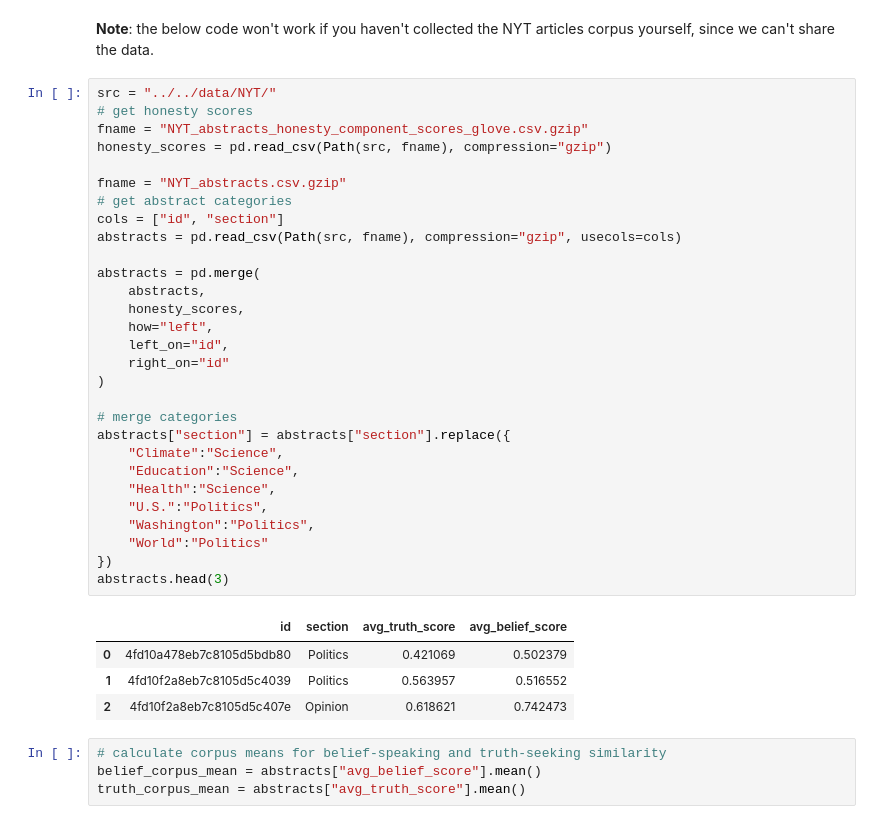
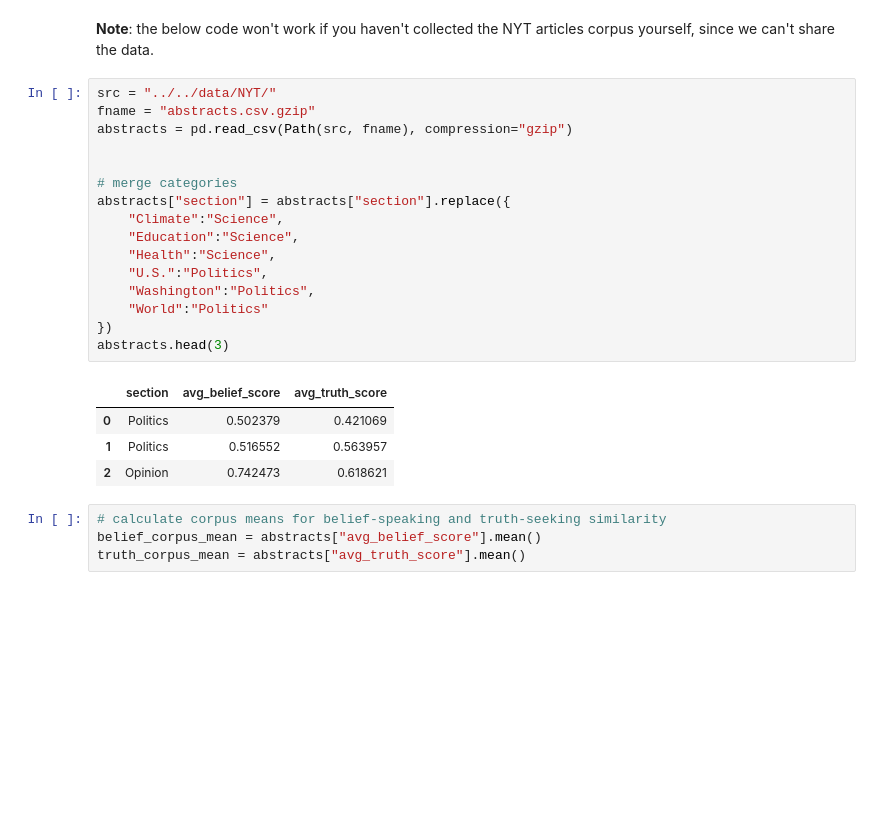
Before and after one commit to JanaLasser/new-ontology-of-truth, a Jupyter notebook: code/analysis/descriptive_dataset_statistics.ipynb, the cells around one changed output. Drawn from its saved outputs; the diff is of its cells as text; blank space fills up the shorter version.

Commit message:
introduced data scrubbing scripts and changed file paths to scrubbed data

```diff
--- a/code/analysis/descriptive_dataset_statistics.ipynb
+++ b/code/analysis/descriptive_dataset_statistics.ipynb
@@ -23,38 +26,25 @@ Set the environment variable OUTDATED_IGNORE=1 to disable these warnings.
 **Note**: the below code won't work if you haven't collected the NYT articles corpus yourself, since we can't share the data.
 # %%
 src = "../../data/NYT/"
-# get honesty scores
-fname = "NYT_abstracts_honesty_component_scores_glove.csv.gzip"
-honesty_scores = pd.read_csv(Path(src, fname), compression="gzip")
+fname = "abstracts.csv.gzip"
+abstracts = pd.read_csv(Path(src, fname), compression="gzip")
 
-fname = "NYT_abstracts.csv.gzip"
-# get abstract categories
-cols = ["id", "section"]
-abstracts = pd.read_csv(Path(src, fname), compression="gzip", usecols=cols)
-
-abstracts = pd.merge(
-    abstracts,
-    honesty_scores,
-    how="left",
-    left_on="id",
-    right_on="id"
-)
 
 # merge categories
 abstracts["section"] = abstracts["section"].replace({
     "Climate":"Science",
     "Education":"Science",
     "Health":"Science",
     "U.S.":"Politics",
     "Washington":"Politics",
     "World":"Politics"
 })
 abstracts.head(3)
 # %% [output]
-|  | id | section | avg_truth_score | avg_belief_score |
-| 0 | 4fd10a478eb7c8105d5bdb80 | Politics | 0.421069 | 0.502379 |
-| 1 | 4fd10f2a8eb7c8105d5c4039 | Politics | 0.563957 | 0.516552 |
-| 2 | 4fd10f2a8eb7c8105d5c407e | Opinion | 0.618621 | 0.742473 |
+|  | section | avg_belief_score | avg_truth_score |
+| 0 | Politics | 0.502379 | 0.421069 |
+| 1 | Politics | 0.516552 | 0.563957 |
+| 2 | Opinion | 0.742473 | 0.618621 |
 # %%
 # calculate corpus means for belief-speaking and truth-seeking similarity
 belief_corpus_mean = abstracts["avg_belief_score"].mean()
```
Also changed, not shown: parts of 15 cells of this notebook, 3 other files.
